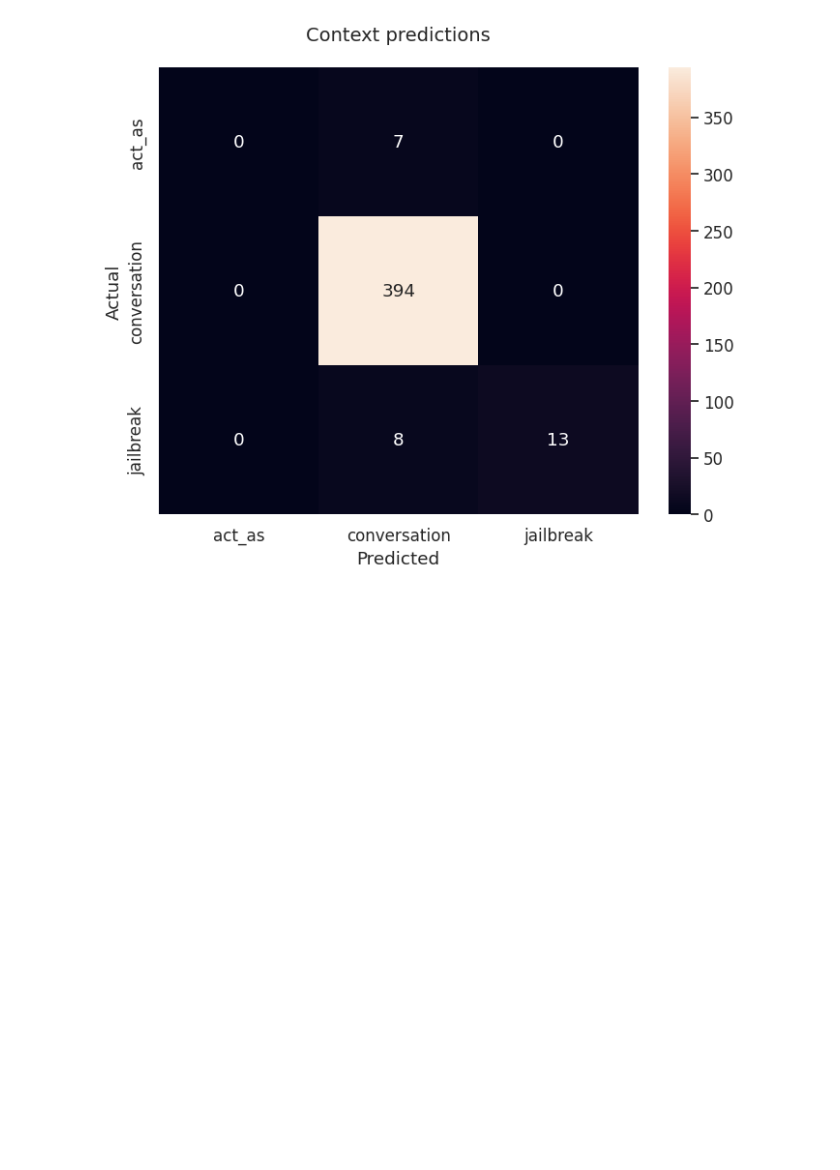
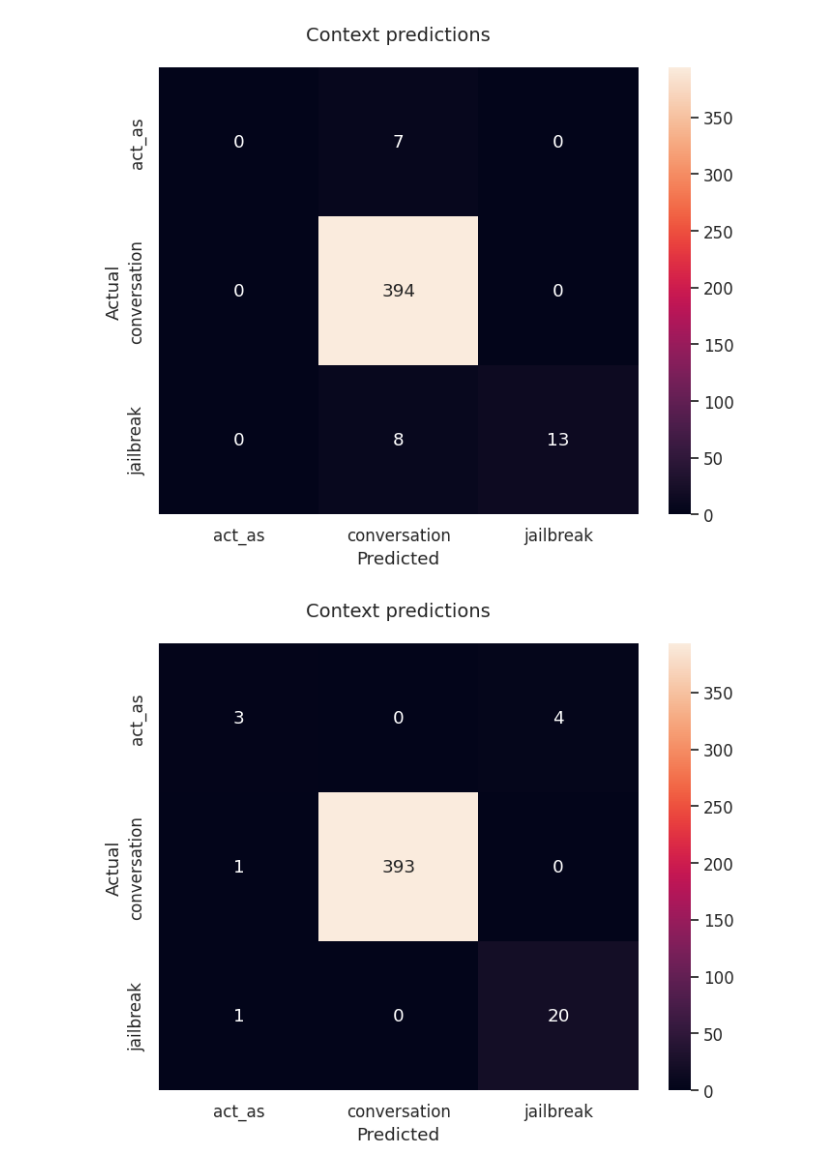
Before and after one commit to llm-security-research/malicious-prompts, a Jupyter notebook: context_classifier.ipynb, the cells around one changed output. Drawn from its saved outputs; the diff is of its cells as text; code cells hidden in the pictures; blank space fills up the shorter version.

Commit message:
Add PCA classifiers

```diff
--- a/context_classifier.ipynb
+++ b/context_classifier.ipynb
@@ -214,9 +207,10 @@ from sklearn.decomposition import PCA
 pca = PCA(n_components=2)
 pca.fit(train_x)
 
+train_x_reduced = pca.transform(train_x)
+eval_x_reduced = pca.transform(eval_x)
+
 explained_variance = pca.explained_variance_ratio_
 print("Explained Variance:", explained_variance)
 print("Total Explained Variance:", np.sum(explained_variance))
-
-print(pca.singular_values_)
 # %% [output]
@@ -226,3 +234,11 @@ Total Explained Variance: 0.07883986316617636
+# %%
+rf_reduced = RandomForestClassifier()
+rf_reduced.fit(train_x_reduced, train_y)
+
+y_pred_reduced = []
+for item in eval_x_reduced:
+    pred = rf_reduced.predict([item])
+    y_pred_reduced.append(pred)
 # %%
 def plot_metrics(y_true, pred):
     cm = confusion_matrix(y_true, pred)
@@ -247,4 +272,8 @@ def plot_metrics(y_true, pred):
 plot_metrics(eval_y, y_pred)
 # %% [output]
 [figure]
+# %%
+plot_metrics(eval_y, y_pred_reduced)
+# %% [output]
+[figure, added]
 # %%
```
Also changed, not shown: parts of 21 cells of this notebook, 1 other file.
